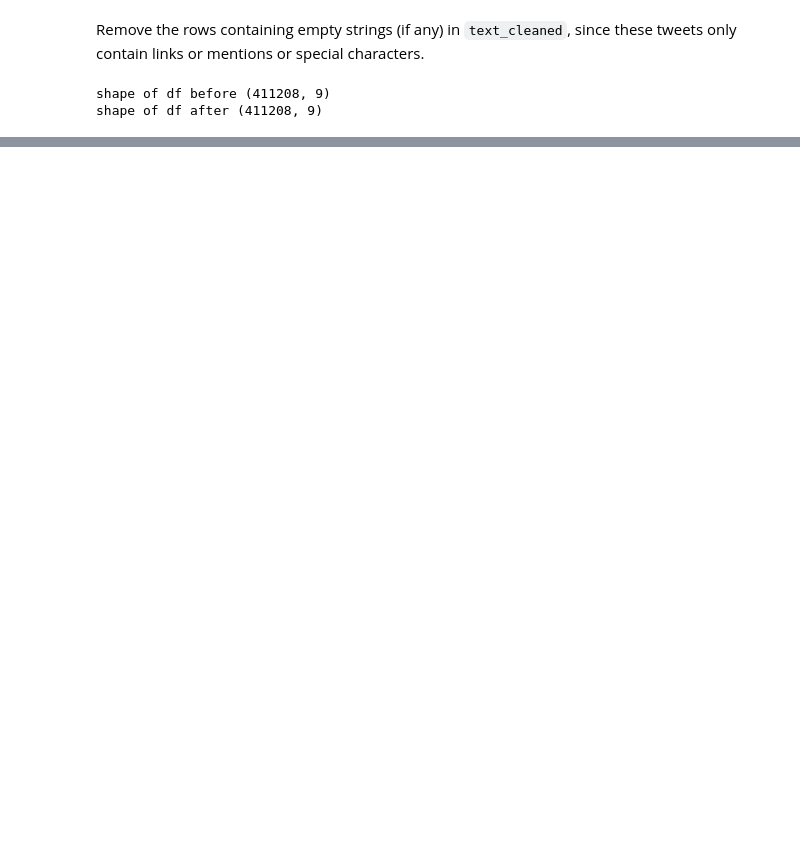
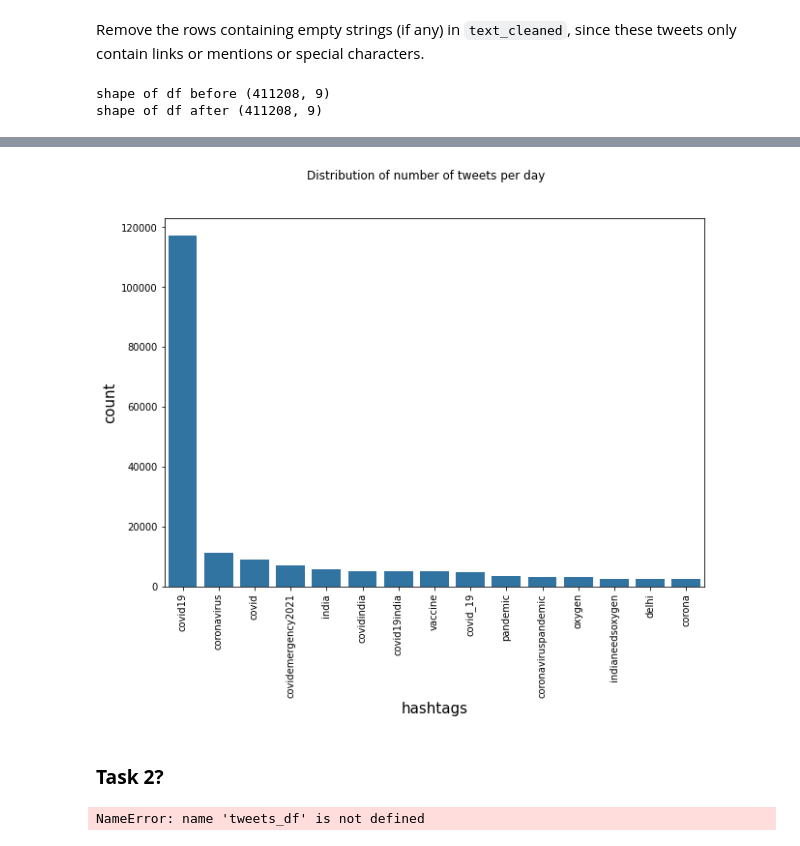
Before and after one commit to kayweeee/vaccine-discourse-analysis, a Jupyter notebook: vaccine_discourse_analysis.ipynb, the cells around one changed output, grey strips where cells are left out. Saved outputs shown, nothing was run; the diff lists cells and outputs as text; code cells hidden in the pictures; blank space fills up the shorter version.

Commit message:
completed: task 1

```diff
--- a/vaccine_discourse_analysis.ipynb
+++ b/vaccine_discourse_analysis.ipynb
@@ -255,0 +350,15 @@ df.head()
+# %%
+### identify most frequent hashtags
+from ast import literal_eval
+
+df_hashtags = df[['hashtags']]
+
+#convert to list type
+df_hashtags['hashtags'] = df_hashtags['hashtags'].apply(literal_eval)
+# explode to separate the hashtags within the array
+hashtag_counts = df_hashtags.explode('hashtags').value_counts()
+
+# convert to dataframe
+df_hashtag_counts = pd.DataFrame(hashtag_counts).reset_index()
+df_hashtag_counts.columns = ['hashtag', 'count']
+df_hashtag_counts.head()
@@ -255,0 +377,39 @@ df.head()
+# %%
+top_hashtags = 15
+plt.figure(figsize=(10,7))
+
+sns.barplot(data=df_hashtag_counts.iloc[0:top_hashtags], x='hashtag', y='count')
+plt.xlabel('hashtags', fontsize=15)
+plt.ylabel('count', fontsize=15)
+
+plt.suptitle('Distribution of number of tweets per day')
+plt.xticks(rotation=90)
+plt.show()
+# %% [output]
+[figure, added]
+# %% [markdown]
+### **Task 2?** <a class='anchor' id='section-2'></a>
+# %%
+# Initialize the VADER sentiment intensity analyzer
+analyzer = SentimentIntensityAnalyzer()
+
+# Function to get the sentiment scores for a given text
+def sentiment_analyzer(x):
+    return analyzer.polarity_scores(x)
+
+# Function to classify sentiment based on the compound score
+def sentiment_Classification(x):
+    if x['compound'] >= 0.05:
+        return 'positive'
+    elif  (x['compound'] > -0.05) and (x['compound'] < 0.05):
+        return 'neutral'
+    elif x['compound'] <= -0.05  :
+        return 'negative'
+
+# Applying the sentiment analyzer to get sentiment scores for each text in 'text_cleaned' column
+tweets_df['sentiment'] = tweets_df['text_cleaned'].apply(sentiment_analyzer)
+
+# Classifying the sentiment scores into categories: 'positive', 'neutral', and 'negative'
+tweets_df['sentiment_category'] = tweets_df['sentiment'].apply(sentiment_Classification)
+# %% [output]
+NameError: name 'tweets_df' is not defined
```
Also changed, not shown: parts of 23 cells of this notebook.
